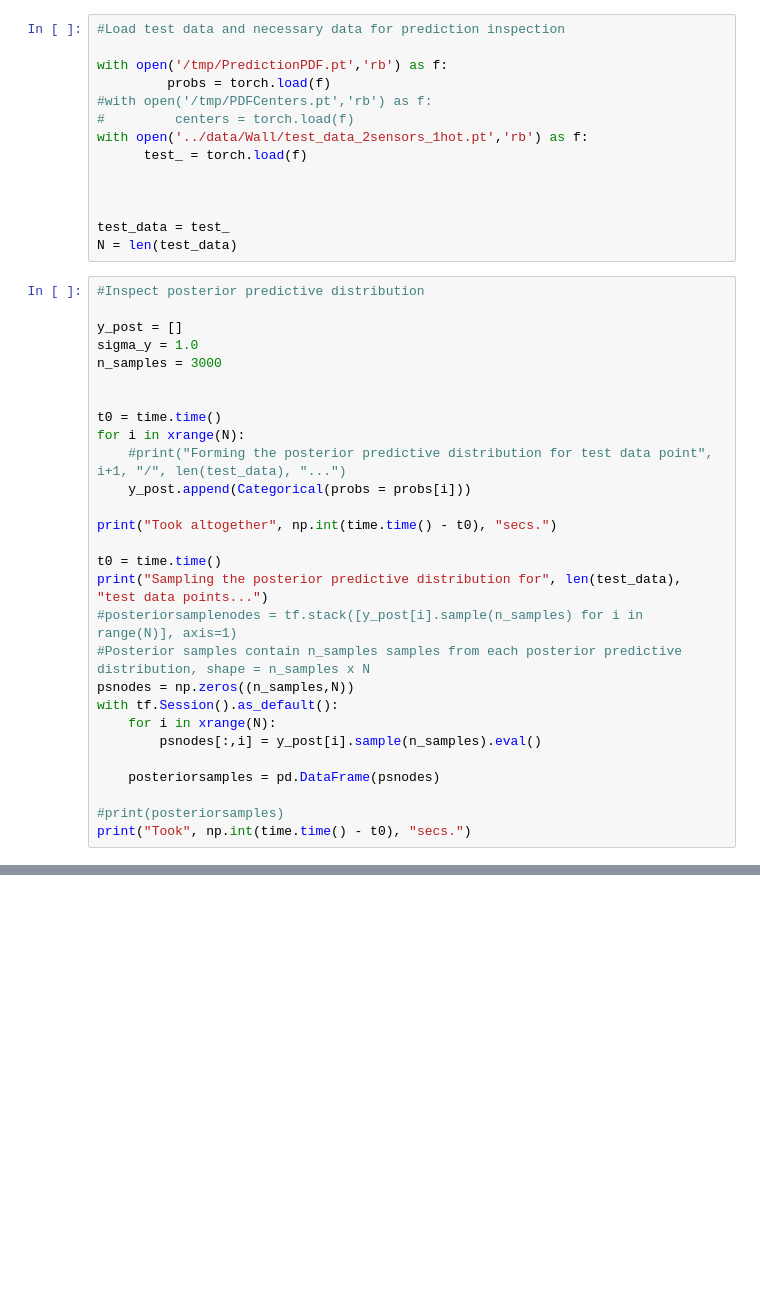
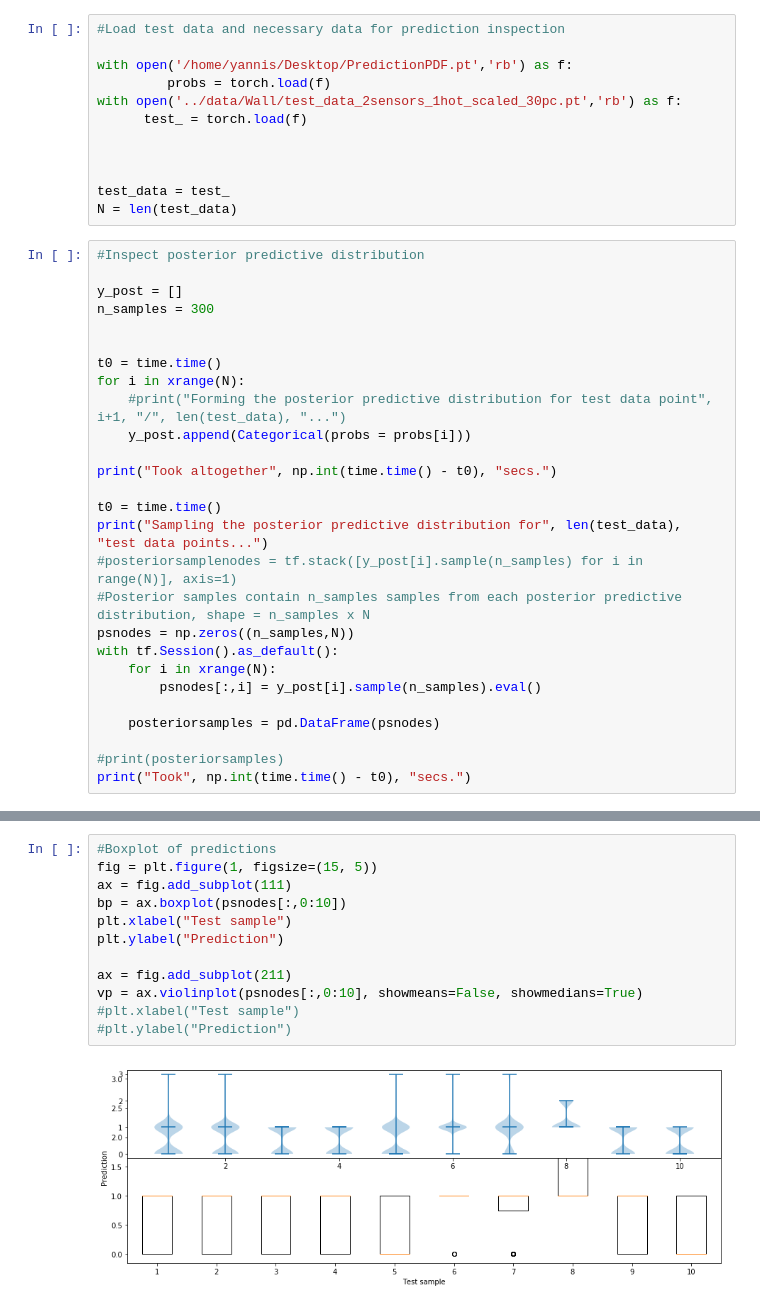
Before and after one commit to ichalkiad/model_compression_bnn, a Jupyter notebook: src/VisualiseBayesianTraining.ipynb, the cells around one changed output, grey strips where cells are left out. Cells and saved outputs as stored; diff of their text form; blank space fills up the shorter version.

Commit message:
Add boxplot of predictions and stem plot sensors 0,1 vs prediction -- need interpretation

```diff
--- a/src/VisualiseBayesianTraining.ipynb
+++ b/src/VisualiseBayesianTraining.ipynb
@@ -15,11 +16,9 @@ import tensorflow as tf
 # %%
 #Load test data and necessary data for prediction inspection
 
-with open('/tmp/PredictionPDF.pt','rb') as f:
+with open('/home/yannis/Desktop/PredictionPDF.pt','rb') as f:
          probs = torch.load(f)
-#with open('/tmp/PDFCenters.pt','rb') as f:
-#         centers = torch.load(f)
-with open('../data/Wall/test_data_2sensors_1hot.pt','rb') as f:
+with open('../data/Wall/test_data_2sensors_1hot_scaled_30pc.pt','rb') as f:
       test_ = torch.load(f)
 
 
@@ -30,8 +29,7 @@ N = len(test_data)
 #Inspect posterior predictive distribution
 
 y_post = []
-sigma_y = 1.0
-n_samples = 3000
+n_samples = 300
 
 
 t0 = time.time()
@@ -87,0 +104,14 @@ plt.title("Results for test data point " + str(test_sample_number))
+# %%
+#Boxplot of predictions
+fig = plt.figure(1, figsize=(15, 5))
+ax = fig.add_subplot(111)
+bp = ax.boxplot(psnodes[:,0:10])
+plt.xlabel("Test sample")
+plt.ylabel("Prediction")
+
+ax = fig.add_subplot(211)
+vp = ax.violinplot(psnodes[:,0:10], showmeans=False, showmedians=True)
+#plt.xlabel("Test sample")
+#plt.ylabel("Prediction")
+# %% [output]
+[figure, added]
```
Also changed, not shown: parts of 5 cells of this notebook.
